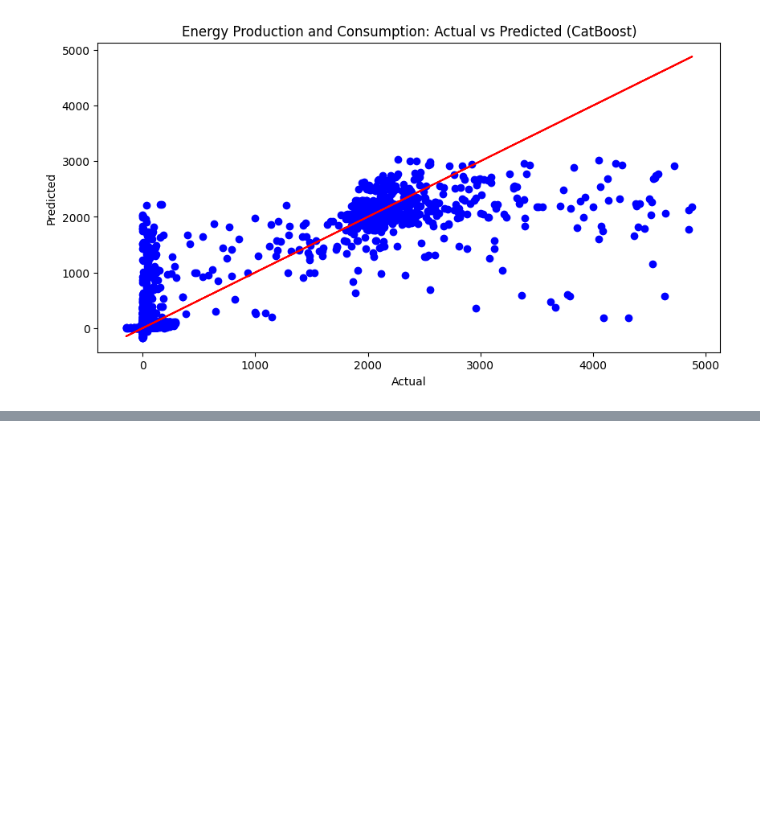
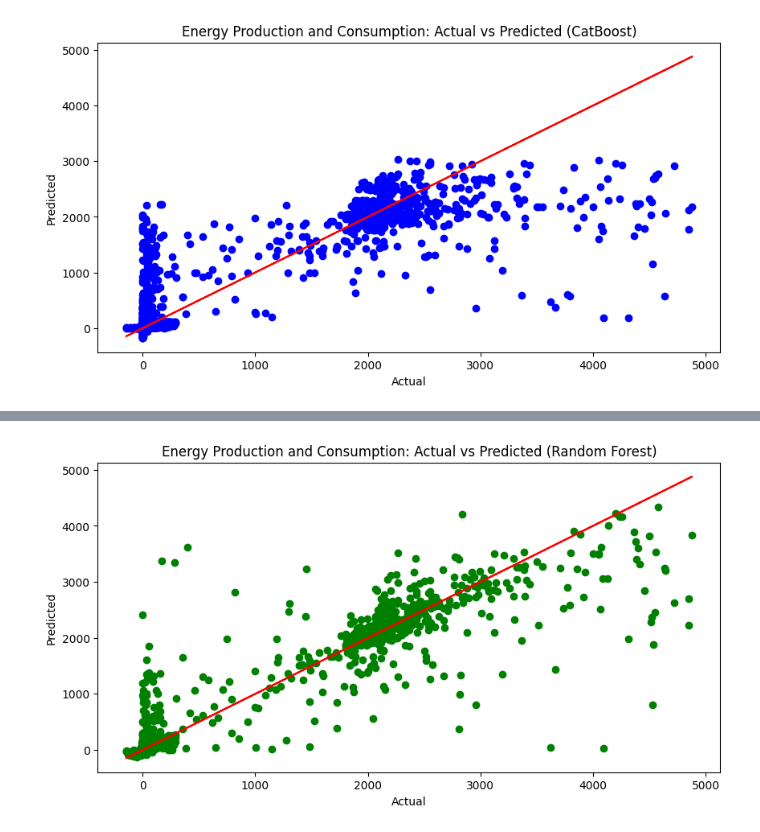
Before and after one commit to neuwelt/energy_analytics, a Jupyter notebook: Topic 3.ipynb, the cells around one changed output, grey strips where cells are left out. Saved outputs shown, nothing was run; the diff lists cells and outputs as text; code cells hidden in the pictures; blank space fills up the shorter version.

```diff
--- a/Topic 3.ipynb
+++ b/Topic 3.ipynb
@@ -314,8 +278,6 @@ Model trained in 2.3009321689605713 seconds.
 Mean Squared Error (CatBoost): 8686.995871464202
 [figure]
 # %%
-# Using random forest
-
 import pandas as pd
 from sklearn.model_selection import train_test_split
 from sklearn.ensemble import RandomForestRegressor
@@ -374,7 +336,7 @@ def train_and_evaluate(energy_data_file, energy_id_col, sample_size=None):
 
         # Plotting results
         plt.figure(figsize=(10, 5))
-        plt.scatter(y_test, y_pred_rf, color="blue")
+        plt.scatter(y_test, y_pred_rf, color="blue" if sample_size else "green")
         plt.plot(y_test, y_test, color="red")  # Diagonal line for reference
         plt.title(
             "Energy Production and Consumption: Actual vs Predicted (Random Forest)"
@@ -409,7 +371,7 @@ train_and_evaluate(
 print("\nResults for energy produced and consumed every 15 minutes:")
 train_and_evaluate(
     energy_data_15_minutes, energy_id_col, sample_size=None
-)  # Using all of the 15-minute-based data
+)  # Using all of the 15-minute-based data i just want the color of the second graph to be green, thats it
 # %% [output]
 Determining sample size from 15-minute-based dataset...
 Sample size determined: 342103 rows.
@@ -431,2 +393,92 @@ Model trained in 48.86486053466797 seconds.
 Mean Squared Error (Random Forest): 4264.779253989898
 [figure]
+# %%
+import pandas as pd
+from sklearn.model_selection import train_test_split
+from sklearn.ensemble import RandomForestRegressor
+from sklearn.metrics import mean_squared_error
+import matplotlib.pyplot as plt
+import time
+
+
+def preprocess_data(data, is_energy_data=False):
+    if is_energy_data:
+        if "VALUEDATE" in data.columns:
+            data["VALUEDATE"] = pd.to_datetime(data["VALUEDATE"])
+            data["Year"] = data["VALUEDATE"].dt.year
+            data["Month"] = data["VALUEDATE"].dt.month
+            data["Day"] = data["VALUEDATE"].dt.day
+            data["Hour"] = data["VALUEDATE"].dt.hour
+            data["Minute"] = data["VALUEDATE"].dt.minute
+            data.drop(columns=["VALUEDATE"], inplace=True)
+    return data
+
+
+def train_and_evaluate(energy_data_file, energy_id_col, sample_size=None):
+    try:
+        # Load the energy data
+        print(f"Loading energy data from {energy_data_file}...")
+        energy_data = pd.read_csv(energy_data_file)
+        energy_data = preprocess_data(energy_data, is_energy_data=True)
+        print("Energy data loaded.")
+
+        # Sample the data if sample_size is specified
+        if sample_size:
+            energy_data = energy_data.sample(n=sample_size, random_state=42)
+            print(f"Data sampled. Using {sample_size} rows of the data.")
+        else:
+            sample_size = len(energy_data)
+            print(f"Using all {sample_size} rows of the data.")
+
+        # Features for prediction
+        features = ["MESS_ID", "Year", "Month", "Day", "Hour", "Minute"]
+        X = energy_data[features]
+        y = energy_data["PVALUE"]
+
+        # Training and evaluation using Random Forest
+        X_train, X_test, y_train, y_test = train_test_split(
+            X, y, test_size=0.2, random_state=42
+        )
+
+        model_rf = RandomForestRegressor(n_estimators=100, random_state=42)
+        print("Training model...")
+        start_time = time.time()
+        model_rf.fit(X_train, y_train)
+        print(f"Model trained in {time.time() - start_time} seconds.")
+        y_pred_rf = model_rf.predict(X_test)
+        mse_rf = mean_squared_error(y_test, y_pred_rf)
+        print("Mean Squared Error (Random Forest):", mse_rf)
+
+        # Plotting results
+        plt.figure(figsize=(10, 5))
+        plt.scatter(y_test, y_pred_rf, color="green")
+        plt.plot(y_test, y_test, color="red")  # Diagonal line for reference
+        plt.title(
+            "Energy Production and Consumption: Actual vs Predicted (Random Forest)"
+        )
+        plt.xlabel("Actual")
+        plt.ylabel("Predicted")
+        plt.show()
+
+    except Exception as e:
+        print("An error occurred:", e)
+
+
+# File paths for the dataset
+energy_data_15_minutes = "cleaned900.csv"
+
+# Column names to use for merging
+energy_id_col = "MESS_ID"
+
+# Load the 15-minute-based dataset to determine sample size
+print("Determining sample size from 15-minute-based dataset...")
+fifteen_minute_data = pd.read_csv(energy_data_15_minutes)
+fifteen_minute_data = preprocess_data(fifteen_minute_data, is_energy_data=True)
+sample_size = len(fifteen_minute_data)
+print(f"Sample size determined: {sample_size} rows.")
+
+print("\nResults for energy produced and consumed every 15 minutes:")
+train_and_evaluate(
+    energy_data_15_minutes, energy_id_col, sample_size=None
+)  # Using all of the 15-minute-based data
+# %% [output]
@@ -433,3 +495,4 @@ Mean Squared Error (Random Forest): 4264.779253989898
+[figure, added]
 # %%
 import pandas as pd
 from sklearn.model_selection import train_test_split
```
Also changed, not shown: parts of 6 cells of this notebook.
